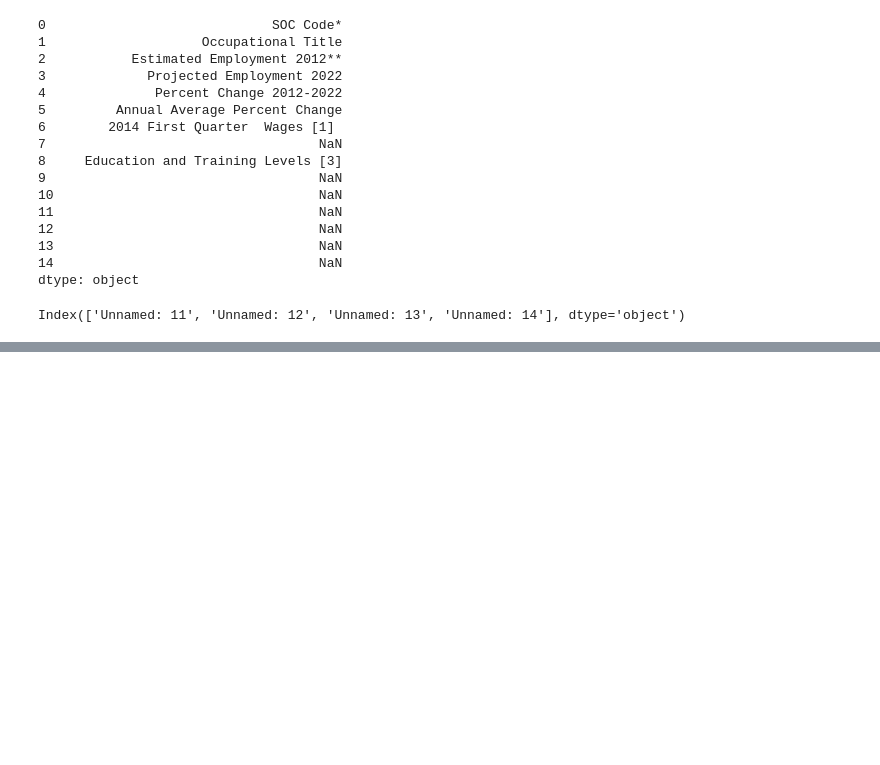
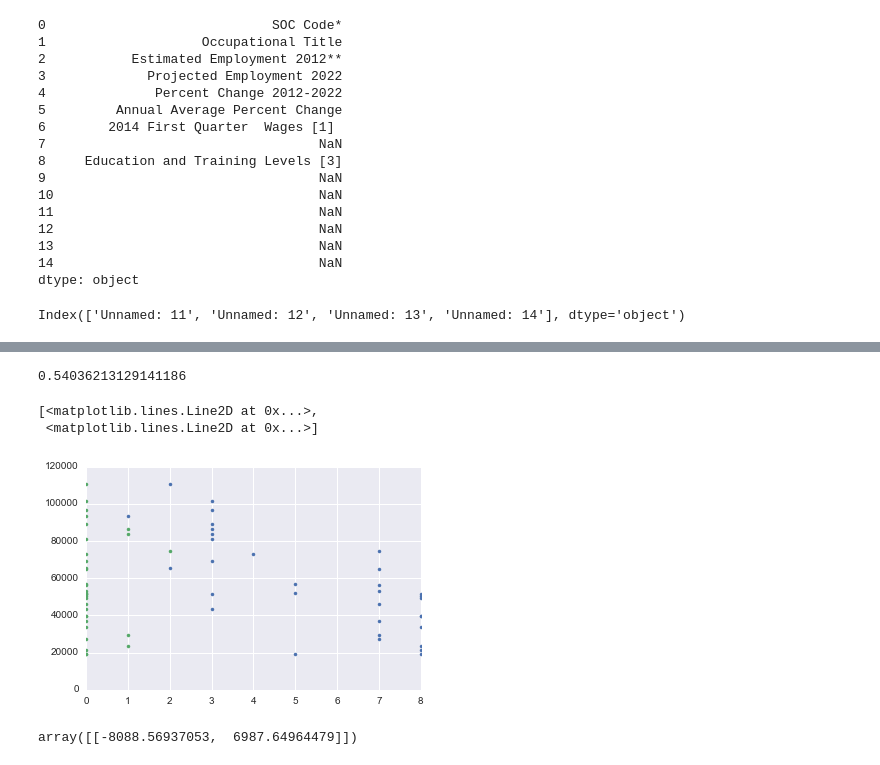
Before and after one commit to szeitlin/labor-force, a Jupyter notebook: 05252016_laborforce_initial-eda.ipynb, the cells around one changed output, grey strips where cells are left out. Saved outputs shown, nothing was run; the diff lists cells and outputs as text; code cells hidden in the pictures; blank space fills up the shorter version.

```diff
--- a/05252016_laborforce_initial-eda.ipynb
+++ b/05252016_laborforce_initial-eda.ipynb
@@ -85,0 +111,5 @@ fast_occ.head()
+# %%
+sk_lr = LinearRegression()
+# %%
+X = fast_occ[['Entry Level Education', 'exp']]
+y = np.reshape(fast_occ['Median Annual'], (-1,1))
@@ -85,0 +122,5 @@ fast_occ.head()
+# %%
+X_train, X_test, y_train, y_test = train_test_split(
+...     X, y, test_size=0.33, random_state=42)
+# %%
+sk_lr.fit(X_train, y_train)
@@ -85,0 +149,14 @@ fast_occ.head()
+# %%
+sk_lr.score(X_test, y_test)
+# %% [output]
+0.54036213129141186
+# %%
+plt.plot(X_train, y_train, '.')
+# %% [output]
+[<matplotlib.lines.Line2D at 0x...>,
+ <matplotlib.lines.Line2D at 0x...>]
+[figure, added]
+# %%
+sk_lr.coef_
+# %% [output]
+array([[-8088.56937053,  6987.64964479]])
```
Also changed, not shown: parts of 29 cells of this notebook, 1 other file.
